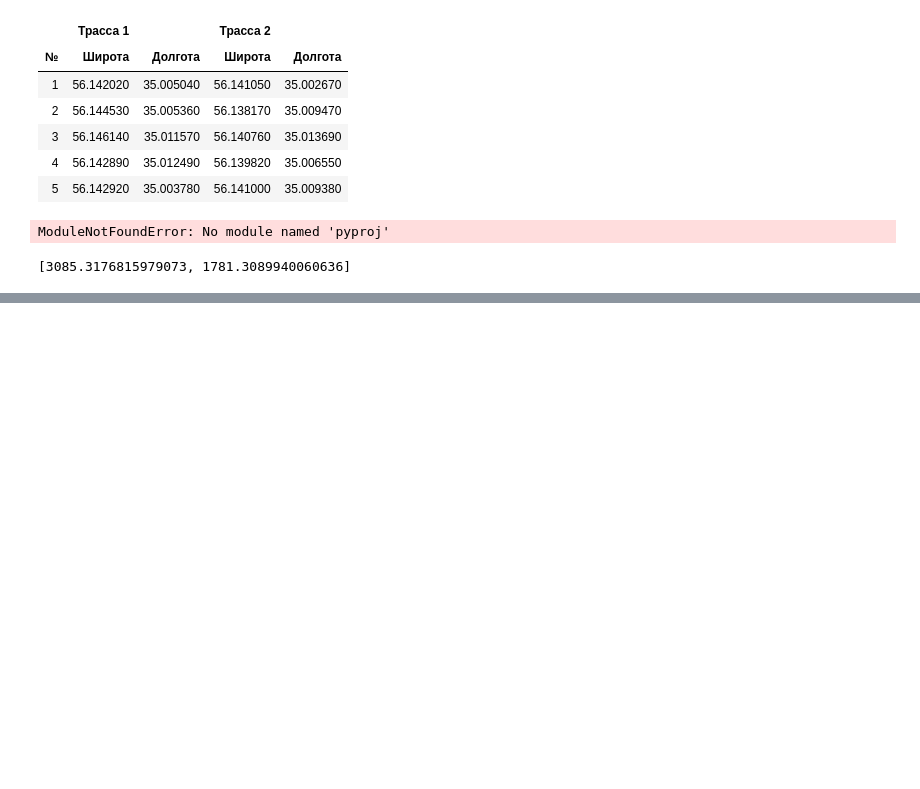
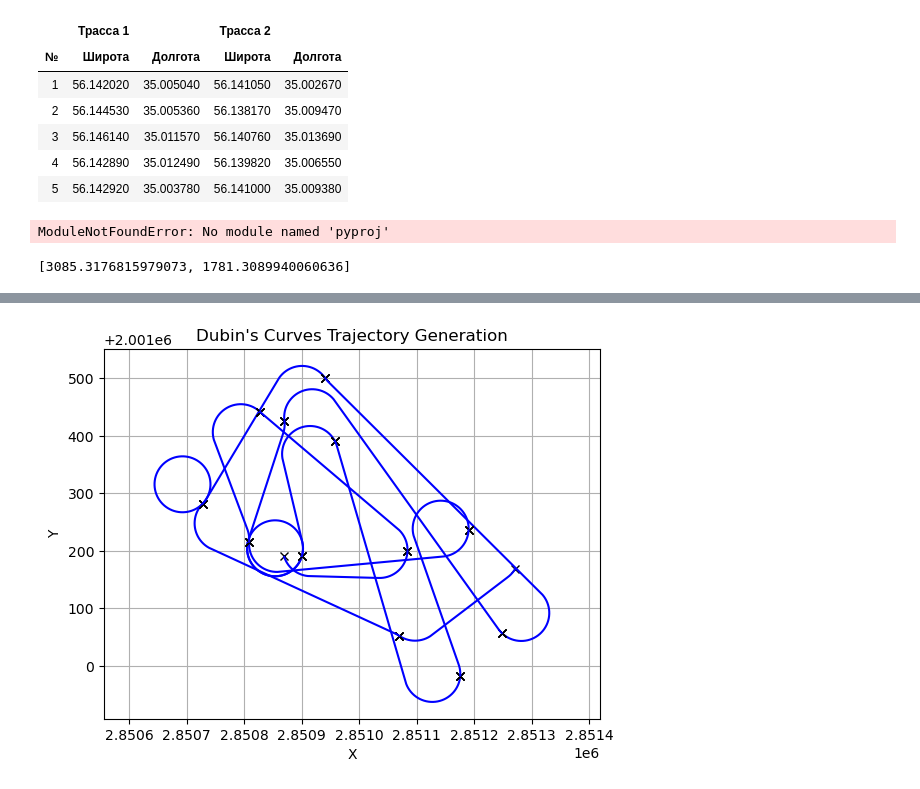
Before and after one commit to mfclabber/Dubins_Trajectory_UAV, a Jupyter notebook: Untitled-1.ipynb, the cells around one changed output, grey strips where cells are left out. Drawn from its saved outputs; the diff is of its cells as text; code cells hidden in the pictures; blank space fills up the shorter version.

Commit message:
Fix and update getting all points and plotting trajectory

```diff
--- a/Untitled-1.ipynb
+++ b/Untitled-1.ipynb
@@ -101,0 +56,14 @@ No LRL Path
+# %%
+def get_azimut(pt1, pt2):
+    x = pt2[0] - pt1[0]
+    y = pt2[1] - pt1[1]
+    df = np.rad2deg(np.arctan(abs(pt2[0] - pt1[0]) / abs(pt2[1] - pt1[1])))
+
+    if x >= 0 and y >= 0: alp = 0
+    elif x > 0 and y < 0: alp = 180
+    elif x < 0 and y < 0: alp = 270
+    elif x < 0 and y > 0: alp = 360
+
+    return abs(alp - df)
+
+print(get_azimut([0,0],[2,-1]))
@@ -101,0 +72,76 @@ No LRL Path
+# %%
+from dubins_py import*
+
+# User's waypoints: [x, y, heading (degrees)]
+
+'''Структура путевой точки имеет вид (x, y, psi), где
+   Psi — азимут в координатах NED (на север = 0 градусов).
+
+Wptz = []
+for colum in range(len(data.values) - 1):
+    x = data['Трасса 1']['Широта'][colum]
+    y = data['Трасса 1']['Долгота'][colum]
+    x, y = get_cartesian(x, y)
+    Wptz.append(Waypoint(x, y, colum + 20))
+'''
+
+Wptz = []
+
+'''
+x = data['Трасса 1']['Широта'][0]
+y = data['Трасса 1']['Долгота'][0]
+x, y = get_cartesian(x, y)
+x0 = x; y0 = y
+x2 = data['Трасса 1']['Широта'][1]
+y2 = data['Трасса 1']['Долгота'][1]
+x2, y2 = get_cartesian(x2, y2)
+azimut = get_azimut([x,y],[x2,y2])
+print(x, y, x2, y2)
+x3 = data['Трасса 1']['Широта'][2]
+y3 = data['Трасса 1']['Долгота'][2]
+x3, y3 = get_cartesian(x3, y3)
+azimut2 = get_azimut([x2,y2],[x3,y3])
+Wptz.append(Waypoint(1000*(x - x0), 1000*(y - y0), azimut))
+Wptz.append(Waypoint(1000*(x2 - x0), 1000*(y2 - y0), azimut2))
+Wptz.append(Waypoint(1000*(x3 - x0), 1000*(y3 - y0), azimut2))
+
+'''
+x0 = data['Трасса 1']['Широта'][0]
+y0 = data['Трасса 1']['Долгота'][0]
+colum = 0
+for colum in range(len(data.values) // 3):
+    x = data['Трасса 1']['Широта'][colum]
+    y = data['Трасса 1']['Долгота'][colum]
+    x, y = get_cartesian(x, y)
+    x2 = data['Трасса 1']['Широта'][colum + 1]
+    y2 = data['Трасса 1']['Долгота'][colum + 1]
+    x2, y2 = get_cartesian(x2, y2)
+    azimut = get_azimut([x,y],[x2,y2])
+    x3 = data['Трасса 1']['Широта'][colum + 2]
+    y3 = data['Трасса 1']['Долгота'][colum + 2]
+    x3, y3 = get_cartesian(x3, y3)
+    azimut2 = get_azimut([x2,y2],[x3,y3])
+    Wptz.append(Waypoint(1000*(x - x0), 1000*(y - y0), azimut))
+    Wptz.append(Waypoint(1000*(x2 - x0), 1000*(y2 - y0), azimut2))
+
+print(len(data.values))
+# Run the code
+i = 0
+while i<len(Wptz)-1:
+    param = calcDubinsPath(Wptz[i], Wptz[i+1], 20, 40)
+    path = dubins_traj(param,1)
+    print(path)
+    # Plot the results
+    print('kjkl')
+    plt.plot(Wptz[i].x*1,Wptz[i].y*1,'kx')
+    plt.plot(Wptz[i+1].x*1,Wptz[i+1].y*1,'kx')
+    plt.plot(path[:,0]*1,path[:,1]*1,'b-')
+    i+=1
+
+plt.grid(True)
+plt.axis("equal")
+plt.title('Dubin\'s Curves Trajectory Generation')
+plt.xlabel('X')
+plt.ylabel('Y')
+plt.show()
+# %% [output]
@@ -101,0 +165 @@ No LRL Path
+[figure, added]
```
Also changed, not shown: parts of 4 cells of this notebook, 4 other files.
